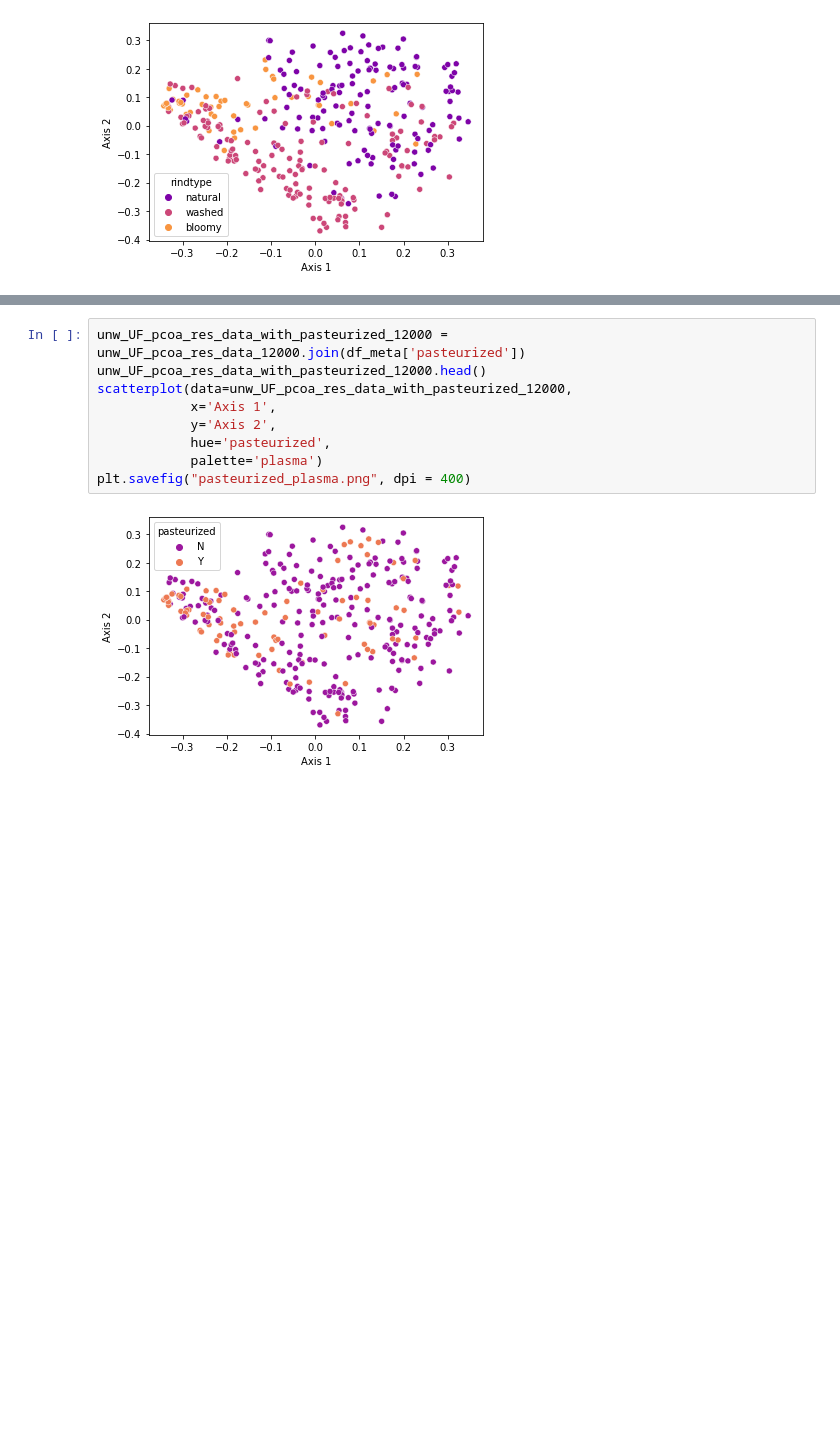
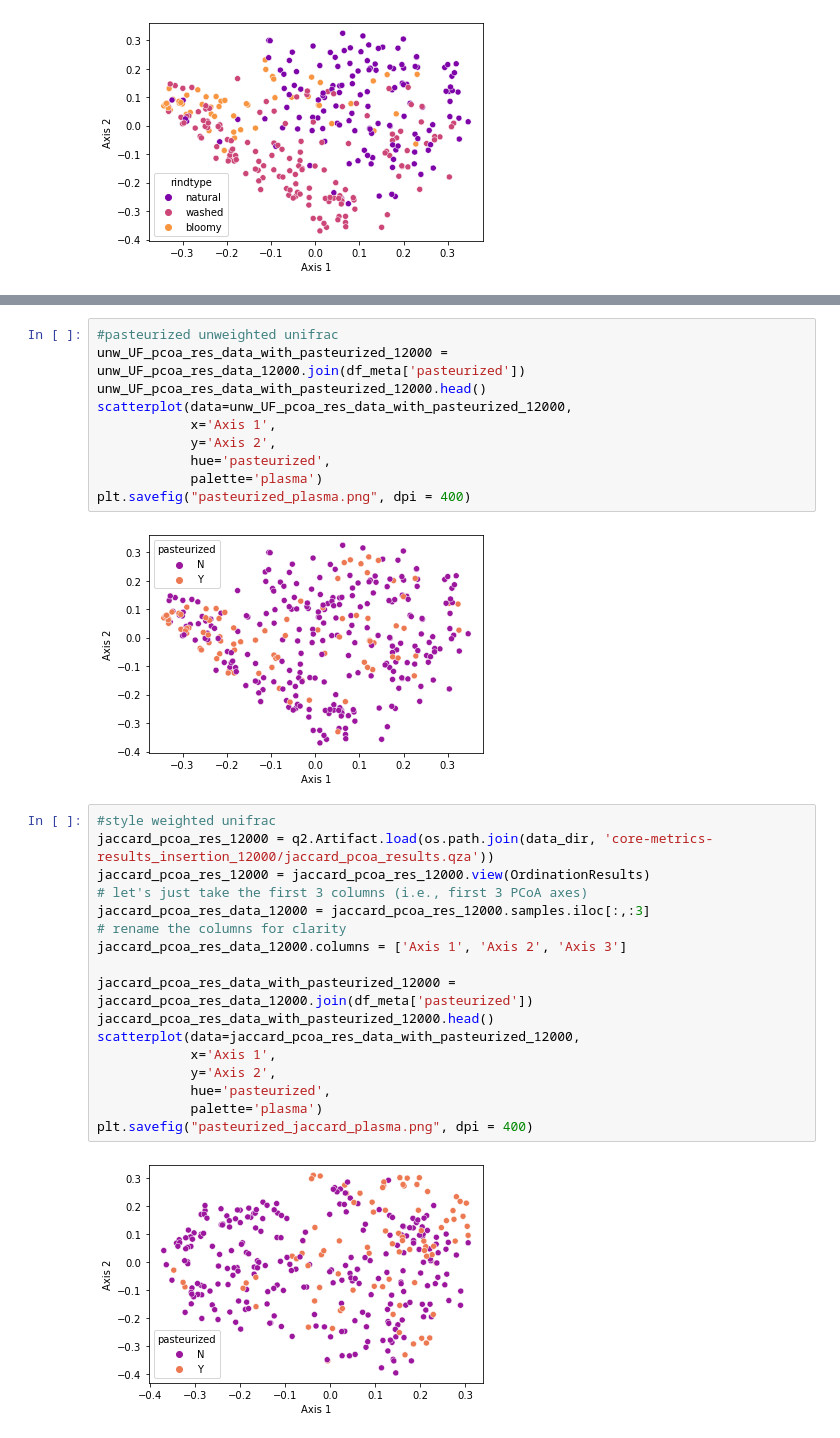
Before and after one commit to besutter1/Cheez-Eyez, a Jupyter notebook: diversity.ipynb, the cells around one changed output, grey strips where cells are left out. Cells and saved outputs as stored; diff of their text form; blank space fills up the shorter version.

```diff
--- a/diversity.ipynb
+++ b/diversity.ipynb
@@ -420,6 +440,7 @@ plt.savefig("style_plasma.png", dpi = 400)
 # %% [output]
 [figure]
 # %%
+#pasteurized unweighted unifrac
 unw_UF_pcoa_res_data_with_pasteurized_12000 = unw_UF_pcoa_res_data_12000.join(df_meta['pasteurized'])
 unw_UF_pcoa_res_data_with_pasteurized_12000.head()
 scatterplot(data=unw_UF_pcoa_res_data_with_pasteurized_12000,
@@ -430,4 +451,23 @@ scatterplot(data=unw_UF_pcoa_res_data_with_pasteurized_12000,
 plt.savefig("pasteurized_plasma.png", dpi = 400)
 # %% [output]
 [figure]
+# %%
+#style weighted unifrac
+jaccard_pcoa_res_12000 = q2.Artifact.load(os.path.join(data_dir, 'core-metrics-results_insertion_12000/jaccard_pcoa_results.qza'))
+jaccard_pcoa_res_12000 = jaccard_pcoa_res_12000.view(OrdinationResults)
+# let's just take the first 3 columns (i.e., first 3 PCoA axes)
+jaccard_pcoa_res_data_12000 = jaccard_pcoa_res_12000.samples.iloc[:,:3]
+# rename the columns for clarity
+jaccard_pcoa_res_data_12000.columns = ['Axis 1', 'Axis 2', 'Axis 3']
+
+jaccard_pcoa_res_data_with_pasteurized_12000 = jaccard_pcoa_res_data_12000.join(df_meta['pasteurized'])
+jaccard_pcoa_res_data_with_pasteurized_12000.head()
+scatterplot(data=jaccard_pcoa_res_data_with_pasteurized_12000,
+            x='Axis 1',
+            y='Axis 2',
+            hue='pasteurized',
+            palette='plasma')
+plt.savefig("pasteurized_jaccard_plasma.png", dpi = 400)
+# %% [output]
+[figure, added]
 # %%
```
Also changed, not shown: parts of 4 cells of this notebook.
